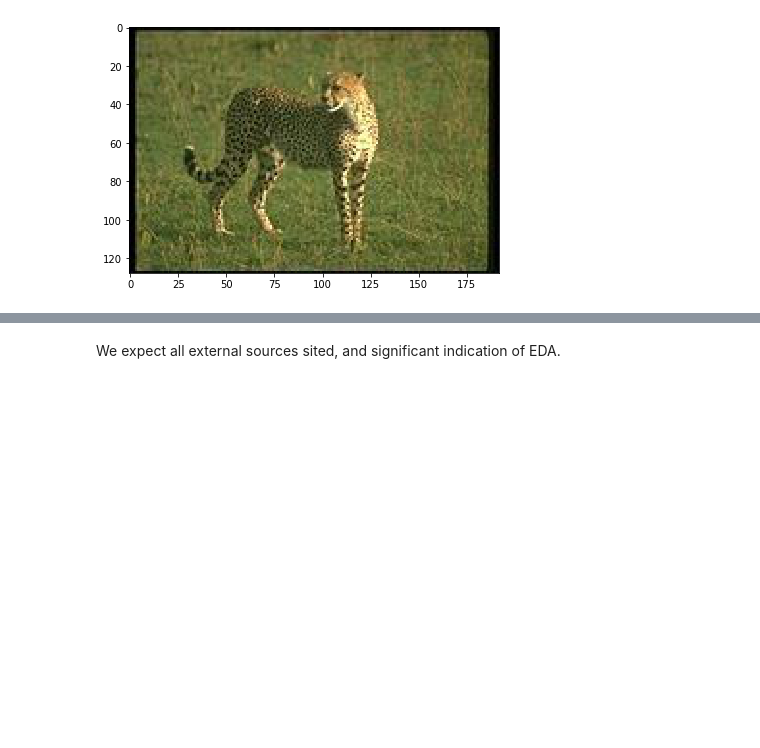
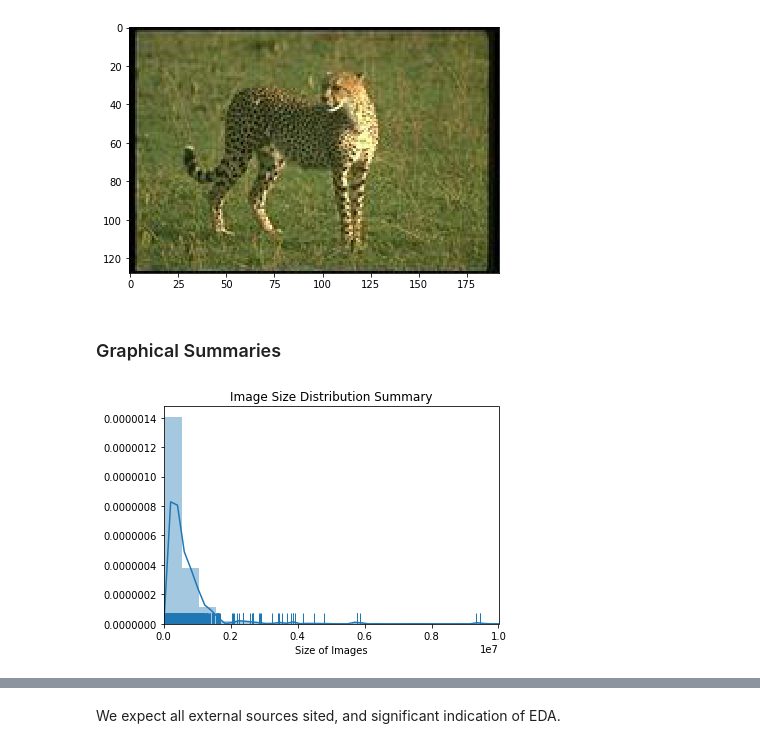
Before and after one commit to sikaiyin/CS200A-FinalProj, a Jupyter notebook: GradProject_NB2.ipynb, the cells around one changed output, grey strips where cells are left out. Cells and saved outputs as stored; diff of their text form; code cells hidden in the pictures; blank space fills up the shorter version.

```diff
--- a/GradProject_NB2.ipynb
+++ b/GradProject_NB2.ipynb
@@ -231,0 +51,17 @@ def ft_lbp(image):
+# %% [markdown]
+### Graphical Summaries
+# %%
+# Data Cleaning, convert gray image to RGB image
+starting_data["Image"] = starting_data["Image"].apply(lambda x: cv2.cvtColor(x,cv2.COLOR_GRAY2RGB) if (len(x.shape) != 3) else x)
+
+def imagesize(image):
+    return image.size
+sizeinfo = starting_data["Image"].apply(imagesize)
+
+sns.distplot(sizeinfo,rug = True)
+plt.xlim((0,10000000))
+plt.xlabel('Size of Images')
+plt.title('Image Size Distribution Summary')
+plt.show()
+# %% [output]
+[figure, added]
```
Also changed, not shown: parts of 51 cells of this notebook, 4 other files.
